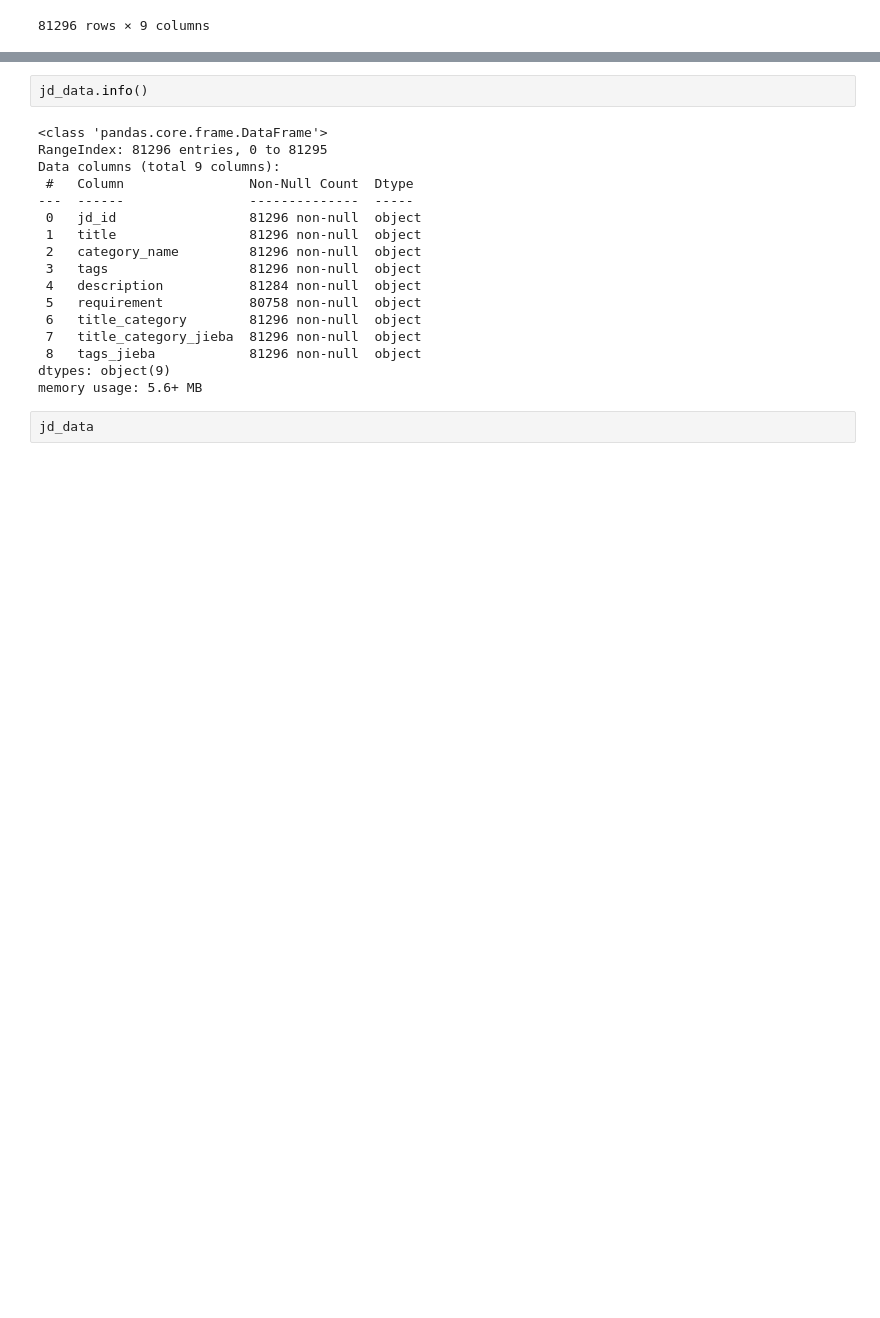
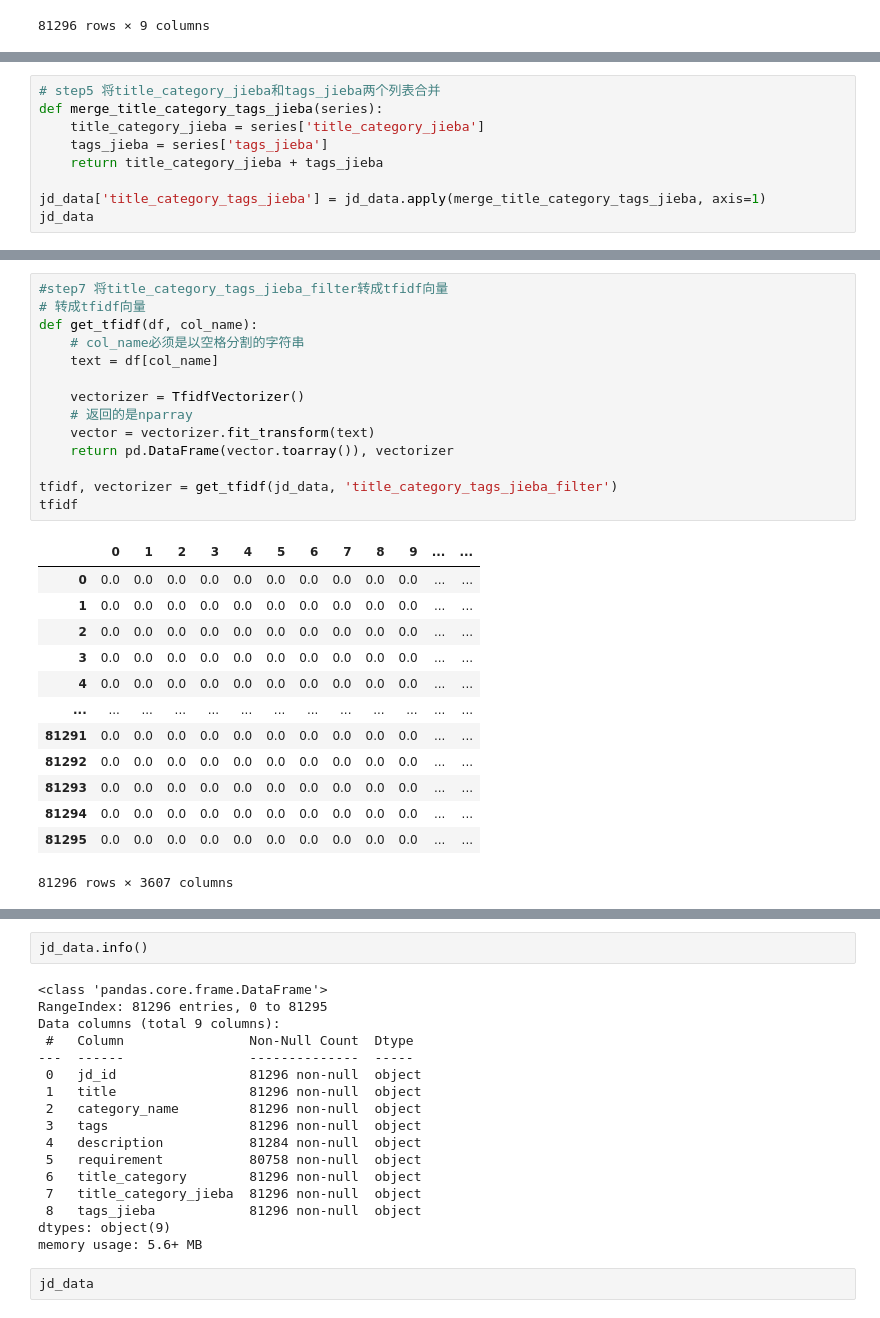
Before and after one commit to slowisfast2030/golden_data, a Jupyter notebook: linus_text.ipynb, the cells around one changed output, grey strips where cells are left out. Drawn from its saved outputs; the diff is of its cells as text; blank space fills up the shorter version.

```diff
--- a/linus_text.ipynb
+++ b/linus_text.ipynb
@@ -194,0 +196,9 @@ See the caveats in the documentation: https://pandas.pydata.org/pandas-docs/stab
+# %%
+# step5 将title_category_jieba和tags_jieba两个列表合并
+def merge_title_category_tags_jieba(series):
+    title_category_jieba = series['title_category_jieba']
+    tags_jieba = series['tags_jieba']
+    return title_category_jieba + tags_jieba
+
+jd_data['title_category_tags_jieba'] = jd_data.apply(merge_title_category_tags_jieba, axis=1)
+jd_data
@@ -194,0 +301,28 @@ See the caveats in the documentation: https://pandas.pydata.org/pandas-docs/stab
+# %%
+#step7 将title_category_tags_jieba_filter转成tfidf向量
+# 转成tfidf向量
+def get_tfidf(df, col_name):
+    # col_name必须是以空格分割的字符串
+    text = df[col_name]
+
+    vectorizer = TfidfVectorizer()
+    # 返回的是nparray
+    vector = vectorizer.fit_transform(text)
+    return pd.DataFrame(vector.toarray()), vectorizer
+
+tfidf, vectorizer = get_tfidf(jd_data, 'title_category_tags_jieba_filter')
+tfidf
+# %% [output]
+|  | 0 | 1 | 2 | 3 | 4 | 5 | 6 | 7 | 8 | 9 | ... | ... |
+| 0 | 0.0 | 0.0 | 0.0 | 0.0 | 0.0 | 0.0 | 0.0 | 0.0 | 0.0 | 0.0 | ... | ... |
+| 1 | 0.0 | 0.0 | 0.0 | 0.0 | 0.0 | 0.0 | 0.0 | 0.0 | 0.0 | 0.0 | ... | ... |
+| 2 | 0.0 | 0.0 | 0.0 | 0.0 | 0.0 | 0.0 | 0.0 | 0.0 | 0.0 | 0.0 | ... | ... |
+| 3 | 0.0 | 0.0 | 0.0 | 0.0 | 0.0 | 0.0 | 0.0 | 0.0 | 0.0 | 0.0 | ... | ... |
+| 4 | 0.0 | 0.0 | 0.0 | 0.0 | 0.0 | 0.0 | 0.0 | 0.0 | 0.0 | 0.0 | ... | ... |
+| ... | ... | ... | ... | ... | ... | ... | ... | ... | ... | ... | ... | ... |
+| 81291 | 0.0 | 0.0 | 0.0 | 0.0 | 0.0 | 0.0 | 0.0 | 0.0 | 0.0 | 0.0 | ... | ... |
+| 81292 | 0.0 | 0.0 | 0.0 | 0.0 | 0.0 | 0.0 | 0.0 | 0.0 | 0.0 | 0.0 | ... | ... |
+| 81293 | 0.0 | 0.0 | 0.0 | 0.0 | 0.0 | 0.0 | 0.0 | 0.0 | 0.0 | 0.0 | ... | ... |
+| 81294 | 0.0 | 0.0 | 0.0 | 0.0 | 0.0 | 0.0 | 0.0 | 0.0 | 0.0 | 0.0 | ... | ... |
+| 81295 | 0.0 | 0.0 | 0.0 | 0.0 | 0.0 | 0.0 | 0.0 | 0.0 | 0.0 | 0.0 | ... | ... |
+81296 rows × 3607 columns
```
Also changed, not shown: parts of 9 cells of this notebook.
